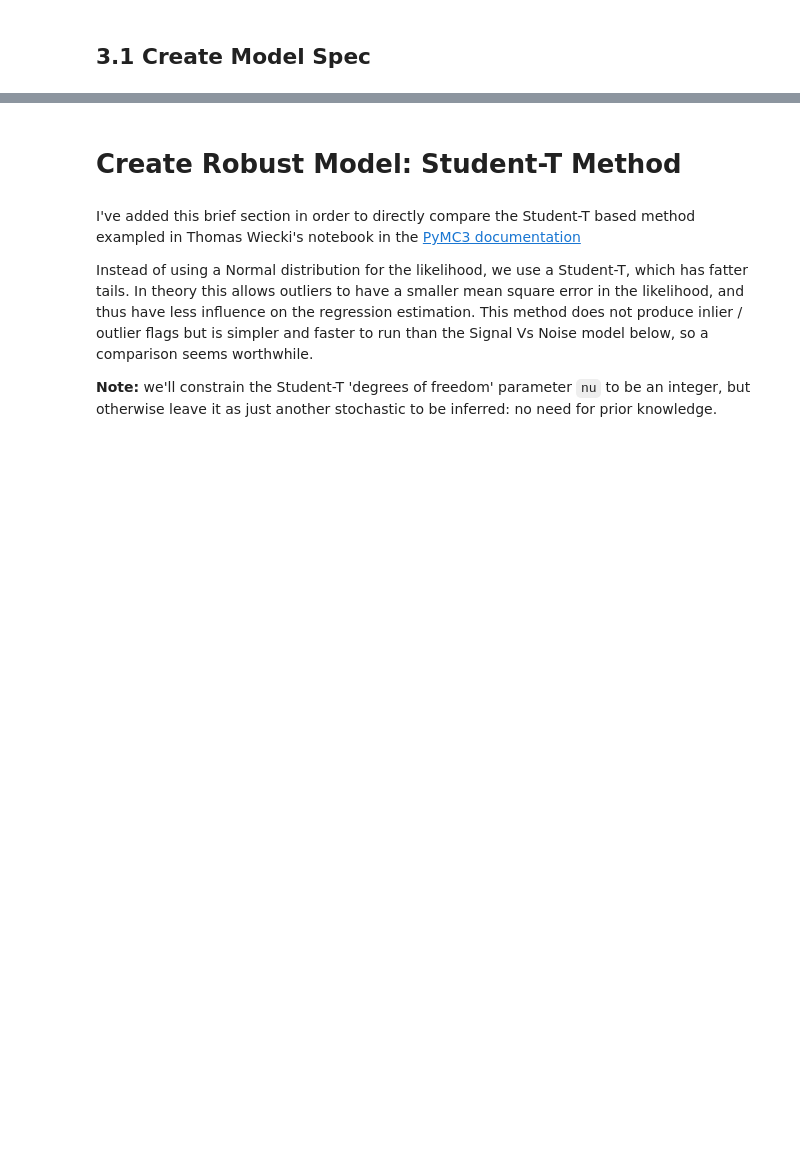
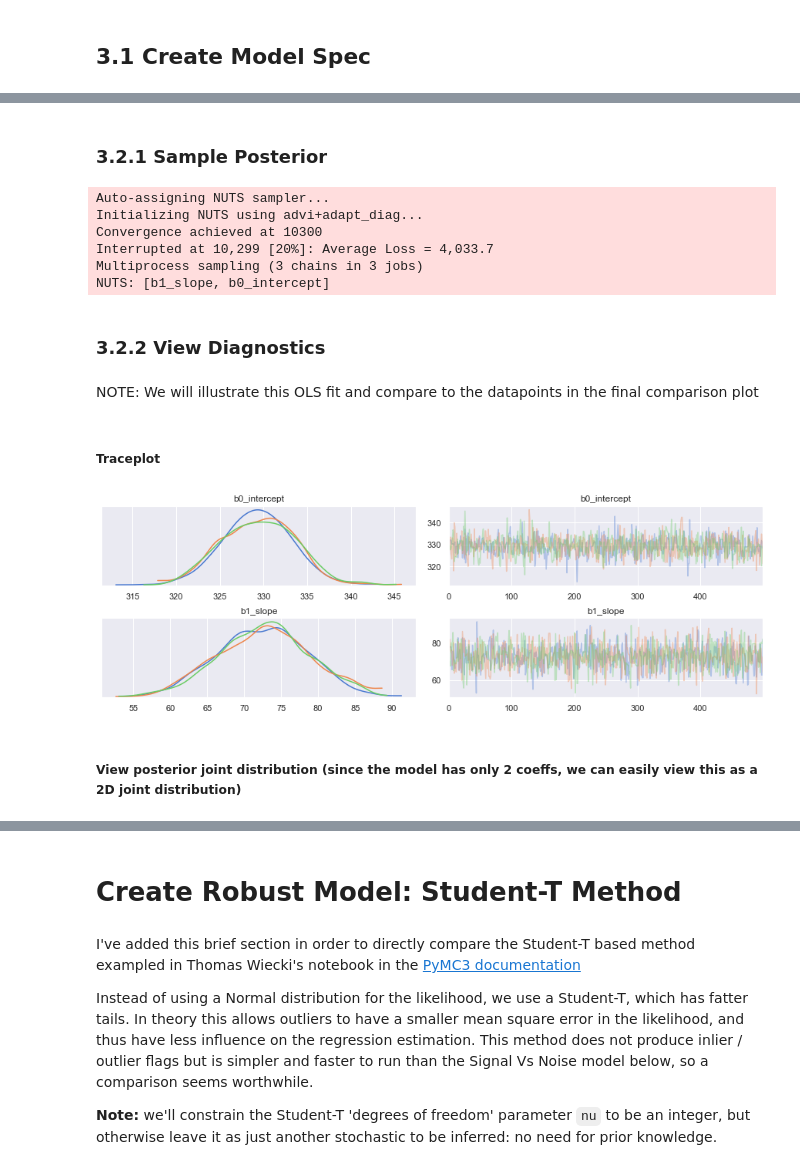
Before and after one commit to jonsedar/pymc3_examples, a Jupyter notebook: notebooks/glm-robust-regression-with-outlier-detection.ipynb, the cells around one changed output, grey strips where cells are left out. Saved outputs shown, nothing was run; the diff lists cells and outputs as text; code cells hidden in the pictures; blank space fills up the shorter version.

Commit message:
built and ran OLS model

```diff
--- a/notebooks/glm-robust-regression-with-outlier-detection.ipynb
+++ b/notebooks/glm-robust-regression-with-outlier-detection.ipynb
@@ -315,0 +233,2 @@ g = sns.pairplot(pd.DataFrame(mx_exs_train[::2,col_idx_numerics:], columns=desig
+# %%
+dfhoggs['sigma_x'] = dfhogg['sigma_x'] / ( 2 * dfhogg['x'].std(0))
@@ -316,3 +237,5 @@ g = sns.pairplot(pd.DataFrame(mx_exs_train[::2,col_idx_numerics:], columns=desig
+# %%
+dfhoggs[['y', 'sigma_y']] = dfhogg[['y', 'sigma_y']].copy()
 # %% [markdown]
 ---
 # %% [markdown]
@@ -332,15 +257,17 @@ where:
 with pm.Model() as mdl_ols:
 
     ## Define weakly informative Normal priors to give Ridge regression
-    b0 = pm.Normal('b0_intercept', mu=0, sd=100)
-    b1 = pm.Normal('b1_slope', mu=0, sd=100)
+    b0 = pm.Normal('b0_intercept', mu=0, sigma=10)
+    b1 = pm.Normal('b1_slope', mu=0, sigma=10)
 
     ## Define linear model
-    yest = b0 + b1 * dfhoggs['x']
+    y_est = b0 + b1 * dfhoggs['x']
 
     ## Use y error from dataset, convert into theano variable
-    sigma_y = thno.shared(np.asarray(dfhoggs['sigma_y'],
-                            dtype=thno.config.floatX), name='sigma_y')
+#     sigma_y = thno.shared(np.asarray(dfhoggs['sigma_y'],
+#                             dtype=thno.config.floatX), name='sigma_y')
 
     ## Define Normal likelihood
-    likelihood = pm.Normal('likelihood', mu=yest, sd=sigma_y, observed=dfhoggs['y'])
+    likelihood = pm.Normal('likelihood', mu=y_est, #sd=sigma_y,
+                           sigma=dfhoggs['sigma_y'],
+                           observed=dfhoggs['y'])
@@ -346,0 +278,25 @@ with pm.Model() as mdl_ols:
+# %% [markdown]
+### 3.2.1 Sample Posterior
+# %%
+with mdl_ols:
+    trc_ols = pm.sample(tune=5000, draws=500, chains=3, cores=3,
+                    init='advi+adapt_diag', n_init=50000, progressbar=True)
+# %% [output]
+Auto-assigning NUTS sampler...
+Initializing NUTS using advi+adapt_diag...
+Convergence achieved at 10300
+Interrupted at 10,299 [20%]: Average Loss = 4,033.7
+Multiprocess sampling (3 chains in 3 jobs)
+NUTS: [b1_slope, b0_intercept]
+# %% [markdown]
+### 3.2.2 View Diagnostics
+# %% [markdown]
+NOTE: We will illustrate this OLS fit and compare to the datapoints in the final comparison plot
+# %% [markdown]
+##### Traceplot
+# %%
+_ = az.plot_trace(trc_ols, combined=False, compact=False)
+# %% [output]
+[figure, added]
+# %% [markdown]
+##### View posterior joint distribution (since the model has only 2 coeffs, we can easily view this as a 2D joint distribution)
```
Also changed, not shown: parts of 40 cells of this notebook, 1 other file.
